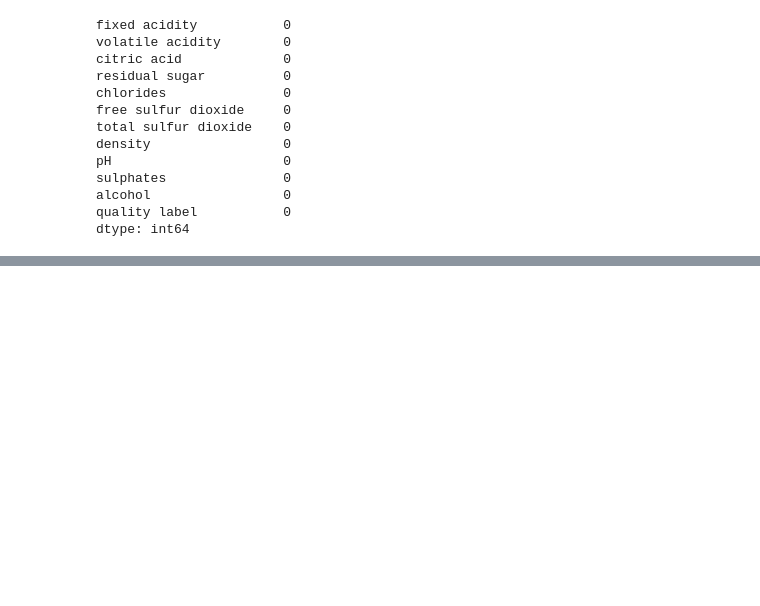
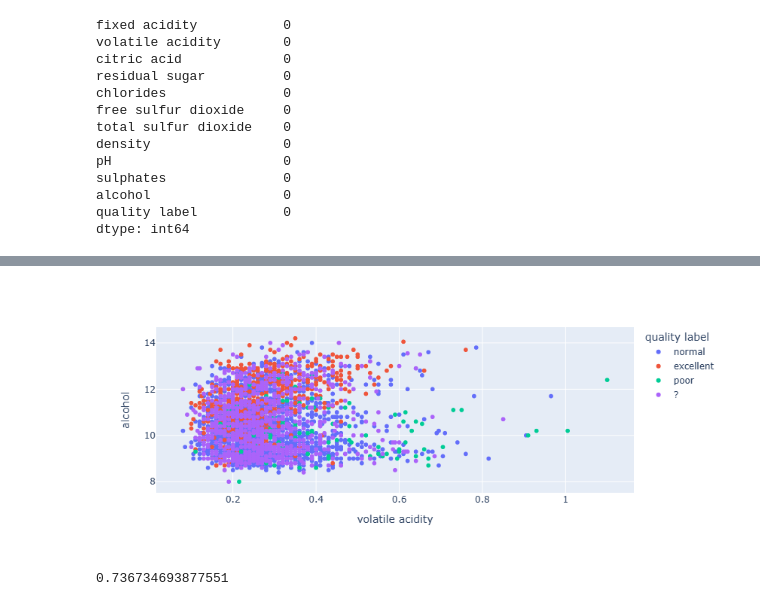
Before and after one commit to Tuxae/ateliers-data-2025-2026, a Jupyter notebook: atelier-0/notebook.ipynb, the cells around one changed output, grey strips where cells are left out. Saved outputs shown, nothing was run; the diff lists cells and outputs as text; code cells hidden in the pictures; blank space fills up the shorter version.

```diff
--- a/atelier-0/notebook.ipynb
+++ b/atelier-0/notebook.ipynb
@@ -81,11 +114,4 @@ y.value_counts(normalize=True), y_train.value_counts(normalize=True), y_test.val
 # %%
-# Fusion de X_train et y_train
-df_train = X_train.copy()
-df_train['quality label'] = y_train
-
-# Préparation de X_test avec '?' pour "malevolent"
-df_test = X_test.copy()
-df_test['quality label'] = '?'
-
-# Concaténation finale
-pd.concat([df_train, df_test], ignore_index=True).plot(kind='scatter', x='volatile acidity', y='citric acid', color='quality label')
+pd.concat([df_train, df_test], ignore_index=True).plot(kind='scatter', x = 'volatile acidity', y = 'alcohol', color = 'quality label')
+# %% [output]
+[figure, added]
@@ -91,0 +120,6 @@ pd.concat([df_train, df_test], ignore_index=True).plot(kind='scatter', x='volati
+# %%
+knn = KNeighborsClassifier(n_neighbors=10)
+knn.fit(X_train, y_train)
+sum(knn.predict(X_test) == y_test) / len(y_test)
+# %% [output]
+0.736734693877551
```
Also changed, not shown: parts of 24 cells of this notebook.
